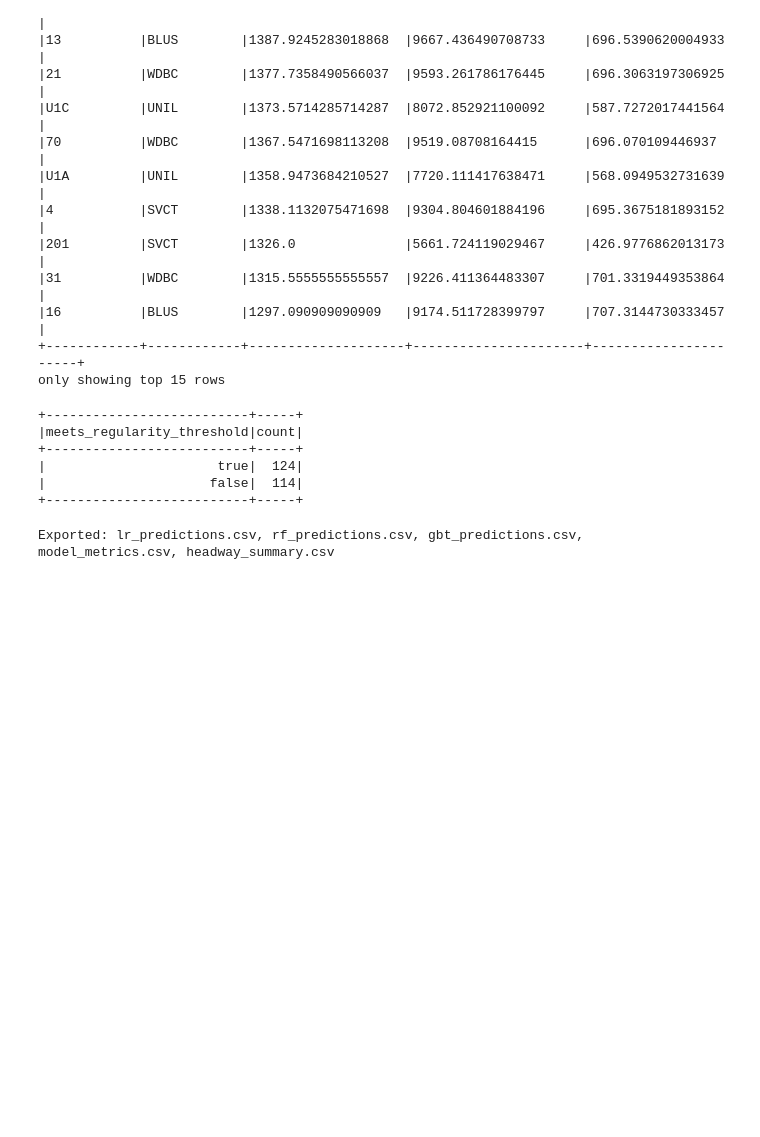
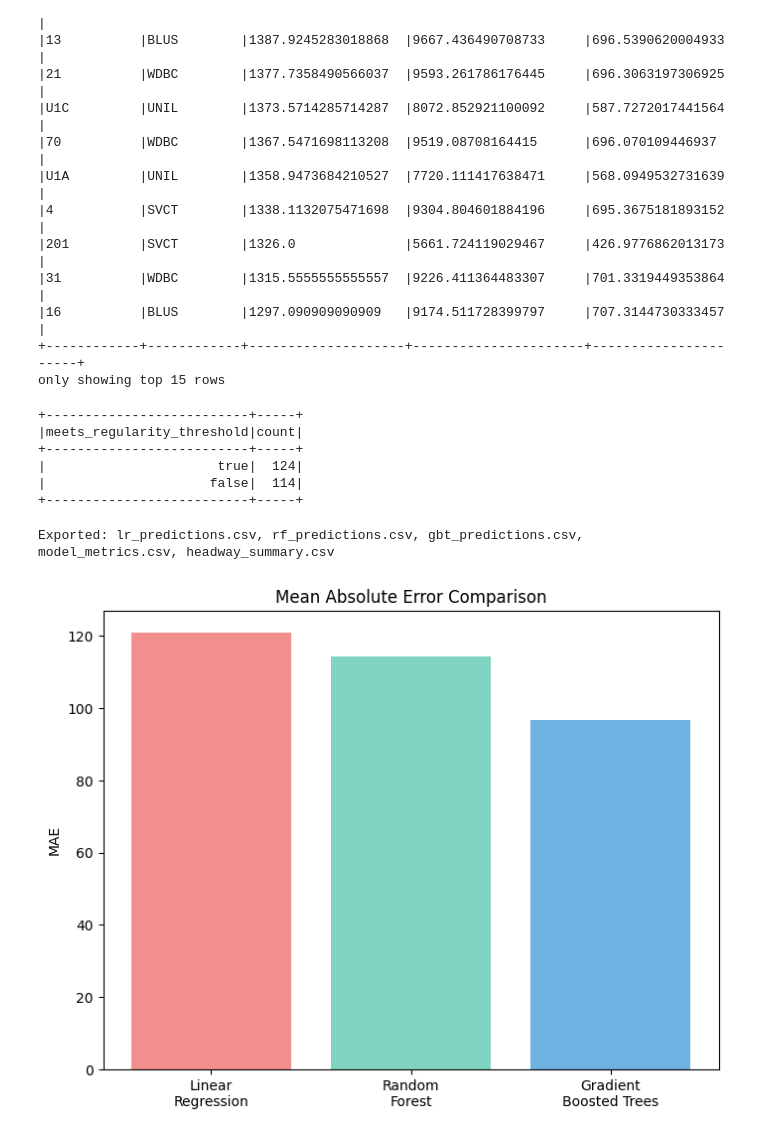
Before and after one commit to LeathZ/Big-Data-Programming-Project-Coursework, a Jupyter notebook: ML_Modeling.ipynb, the cells around one changed output. Saved outputs shown, nothing was run; the diff lists cells and outputs as text; code cells hidden in the pictures; blank space fills up the shorter version.

```diff
--- a/ML_Modeling.ipynb
+++ b/ML_Modeling.ipynb
@@ -310,3 +310,14 @@ headway_summary.toPandas().to_csv("headway_summary.csv", index=False)
 print("Exported: lr_predictions.csv, rf_predictions.csv, gbt_predictions.csv, model_metrics.csv, headway_summary.csv")
 # %% [output]
 Exported: lr_predictions.csv, rf_predictions.csv, gbt_predictions.csv, model_metrics.csv, headway_summary.csv
+# %%
+mae_values = [120.85, 114.23, 96.70]  # replace with your exact confirmed values
+models = ["Linear\nRegression", "Random\nForest", "Gradient\nBoosted Trees"]
+
+fig, ax = plt.subplots(figsize=(8, 6))
+ax.bar(models, mae_values, color=["#f28e8e", "#7fd4c1", "#6fb1e0"])
+ax.set_ylabel("MAE")
+ax.set_title("Mean Absolute Error Comparison")
+plt.show()
+# %% [output]
+[figure, added]
```
Also changed, not shown: parts of 6 cells of this notebook.
